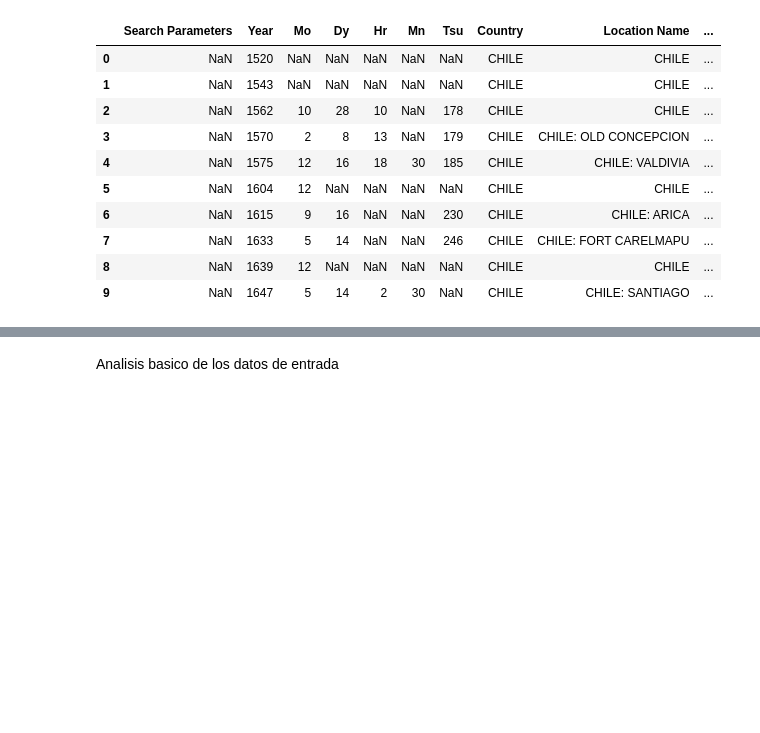
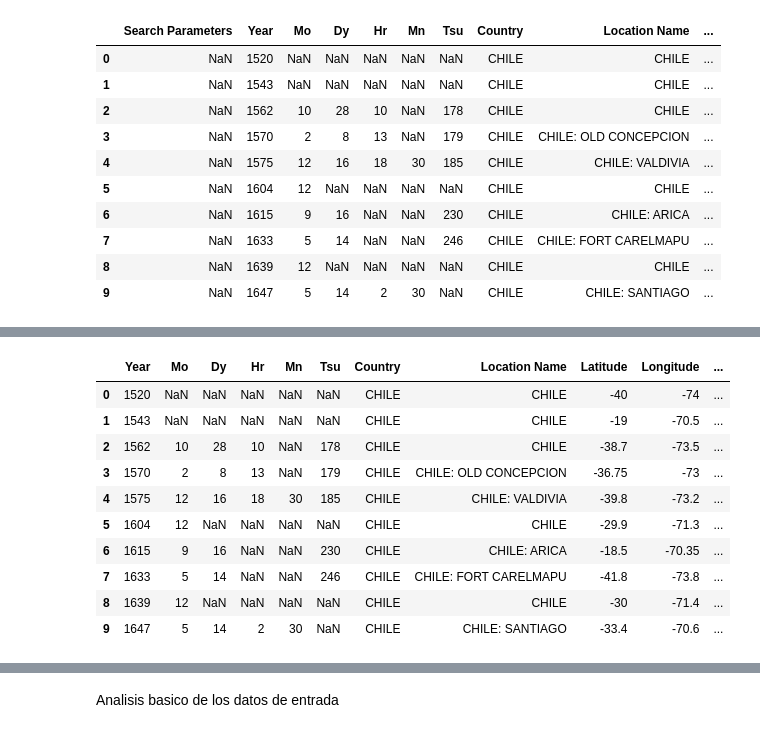
Before and after one commit to FrancoAv1/Taller-de-python-2, a Jupyter notebook: tarea2.ipynb, the cells around one changed output, grey strips where cells are left out. Cells and saved outputs as stored; diff of their text form; code cells hidden in the pictures; blank space fills up the shorter version.

```diff
--- a/tarea2.ipynb
+++ b/tarea2.ipynb
@@ -72,0 +82,18 @@ df.head(10)
+# %%
+# Elimina la columna "Search Parameters"
+df = df.drop("Search Parameters", axis=1)
+
+# Muestra el DataFrame actualizado
+df.head(10)
+# %% [output]
+|  | Year | Mo | Dy | Hr | Mn | Tsu | Country | Location Name | Latitude | Longitude | ... |
+| 0 | 1520 | NaN | NaN | NaN | NaN | NaN | CHILE | CHILE | -40 | -74 | ... |
+| 1 | 1543 | NaN | NaN | NaN | NaN | NaN | CHILE | CHILE | -19 | -70.5 | ... |
+| 2 | 1562 | 10 | 28 | 10 | NaN | 178 | CHILE | CHILE | -38.7 | -73.5 | ... |
+| 3 | 1570 | 2 | 8 | 13 | NaN | 179 | CHILE | CHILE: OLD CONCEPCION | -36.75 | -73 | ... |
+| 4 | 1575 | 12 | 16 | 18 | 30 | 185 | CHILE | CHILE: VALDIVIA | -39.8 | -73.2 | ... |
+| 5 | 1604 | 12 | NaN | NaN | NaN | NaN | CHILE | CHILE | -29.9 | -71.3 | ... |
+| 6 | 1615 | 9 | 16 | NaN | NaN | 230 | CHILE | CHILE: ARICA | -18.5 | -70.35 | ... |
+| 7 | 1633 | 5 | 14 | NaN | NaN | 246 | CHILE | CHILE: FORT CARELMAPU | -41.8 | -73.8 | ... |
+| 8 | 1639 | 12 | NaN | NaN | NaN | NaN | CHILE | CHILE | -30 | -71.4 | ... |
+| 9 | 1647 | 5 | 14 | 2 | 30 | NaN | CHILE | CHILE: SANTIAGO | -33.4 | -70.6 | ... |
```
Also changed, not shown: parts of 11 cells of this notebook.
